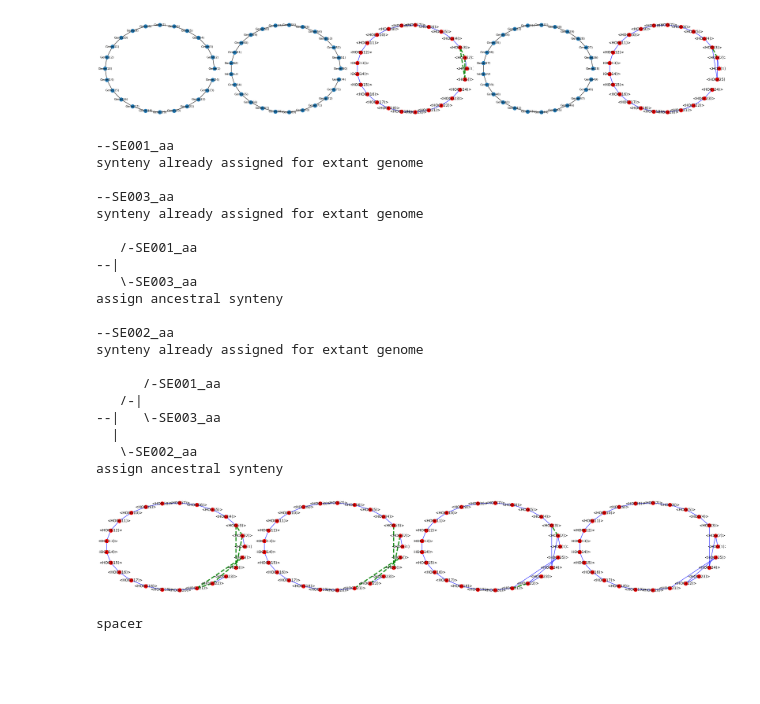
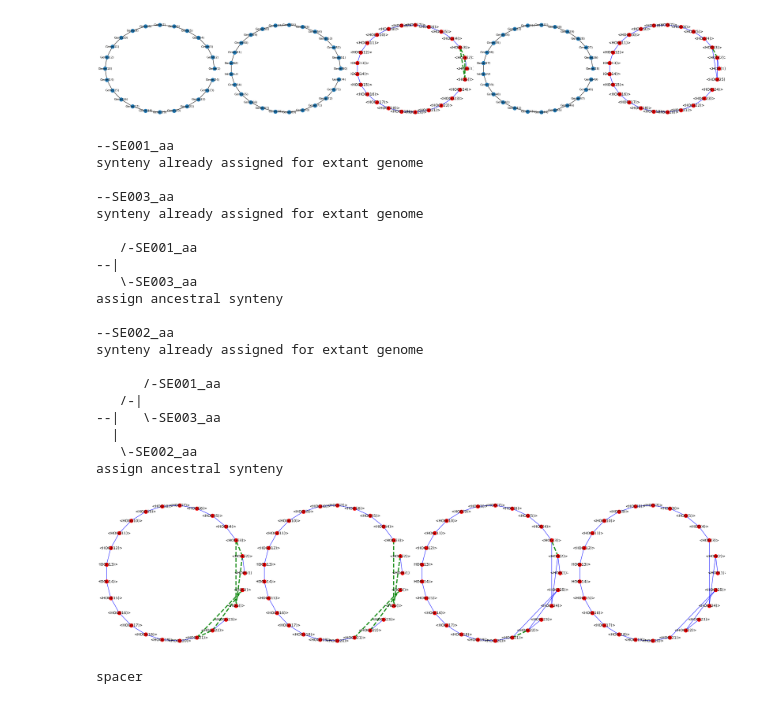
Before and after one commit to kjgilbert/SyntenyBasedOrthology, a Jupyter notebook: My_SyntOrtho_Code/GraphTheory_SyntenyReconstruction.ipynb, the cells around one changed output. Cells and saved outputs as stored; diff of their text form; code cells hidden in the pictures; blank space fills up the shorter version.

```diff
--- a/My_SyntOrtho_Code/GraphTheory_SyntenyReconstruction.ipynb
+++ b/My_SyntOrtho_Code/GraphTheory_SyntenyReconstruction.ipynb
@@ -792,7 +769,7 @@ get_locus('working_two_losses_3spp/DB')
 
 ## ASSIGN SYNTENY
 
-fig=plt.figure(figsize=(24, 4), dpi= 100)
+fig=plt.figure(figsize=(24, 6), dpi= 100)
 # make the first round of graphs at all nodes
 
 plot_loc = 141
@@ -882,6 +859,7 @@ for tree_node in ham_analysis_no_name.taxonomy.tree.traverse('postorder'):
                     if tree_node.graph[0].has_edge(edge_to_break[0], edge_to_break[1]):
                         tree_node.graph[0].remove_edge(edge_to_break[0], edge_to_break[1])
                     # fix weights of the other edges of these spots
+        settle_path()
 
 
 
@@ -903,34 +881,34 @@ for tree_node in ham_analysis_no_name.taxonomy.tree.traverse('postorder'):
                                edgelist=large_edges, width=1, edge_color='blue', style='solid')
         # add the weighted / unsettled edges
         nx.draw_networkx_edges(tree_node.graph[0], pos=nx.circular_layout(tree_node.graph[0]),
                                edgelist=small_edges, width=3, alpha=0.9, edge_color='g', style='dashed')
         plot_loc += 1
 
 
 plt.tight_layout()
 fig.savefig("/Users/kgilbert/Documents/UNIL/SyntenyBasedOrthology/My_SyntOrtho_Code/working_two_losses_3spp/outfig_doubleloss_3spp_withSettlingAlgorithm.pdf")
 # %% [output]
 --SE001_aa
 synteny already assigned for extant genome
 
 --SE003_aa
 synteny already assigned for extant genome
 
    /-SE001_aa
 --|
    \-SE003_aa
 assign ancestral synteny
 
 --SE002_aa
 synteny already assigned for extant genome
 
       /-SE001_aa
    /-|
 --|   \-SE003_aa
   |
    \-SE002_aa
 assign ancestral synteny
-[figure, old version]
+[figure, new version]
 # %%
 print("spacer")
 # %% [output]
```
Also changed, not shown: parts of 1 cell of this notebook.
